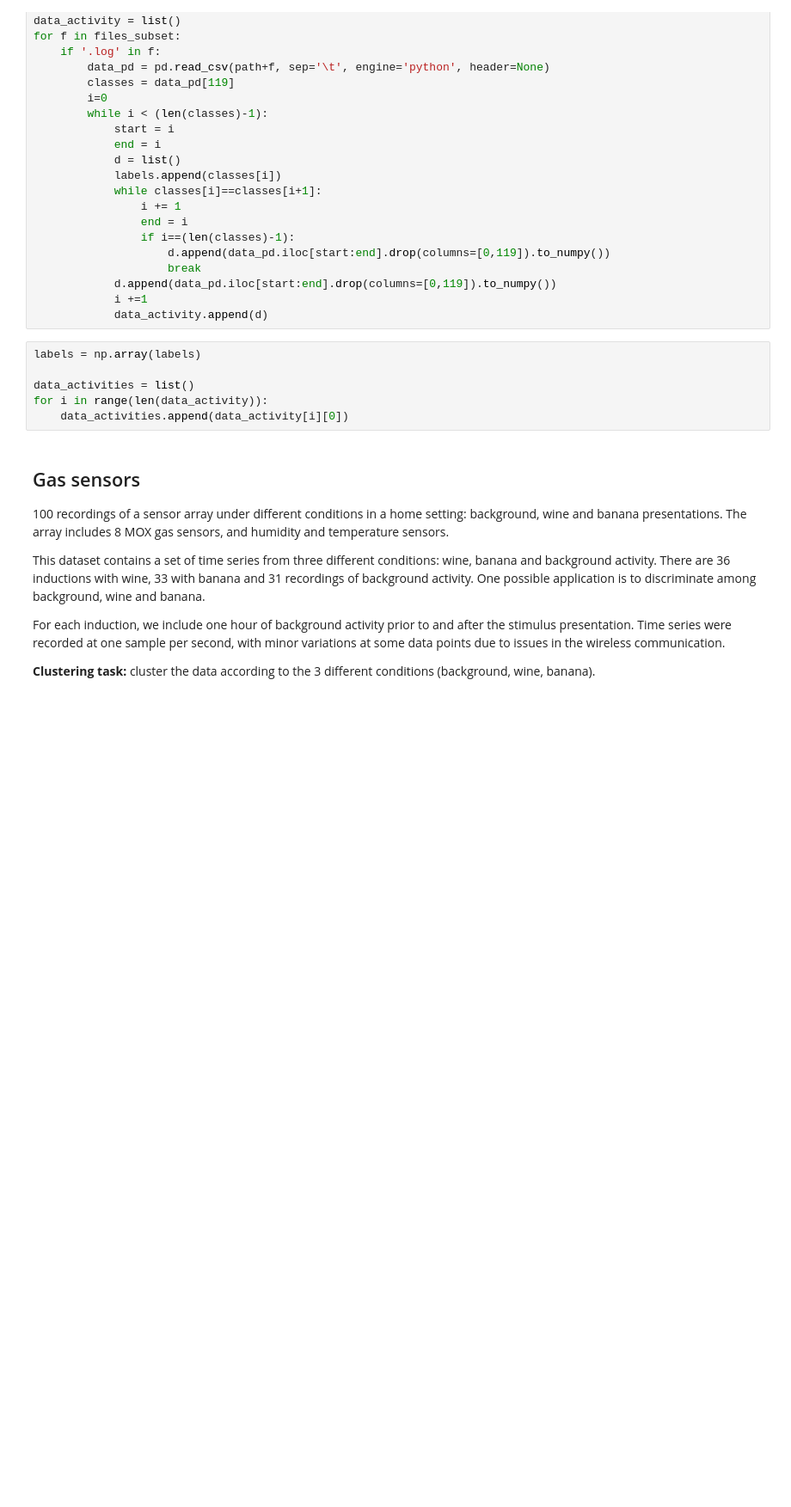
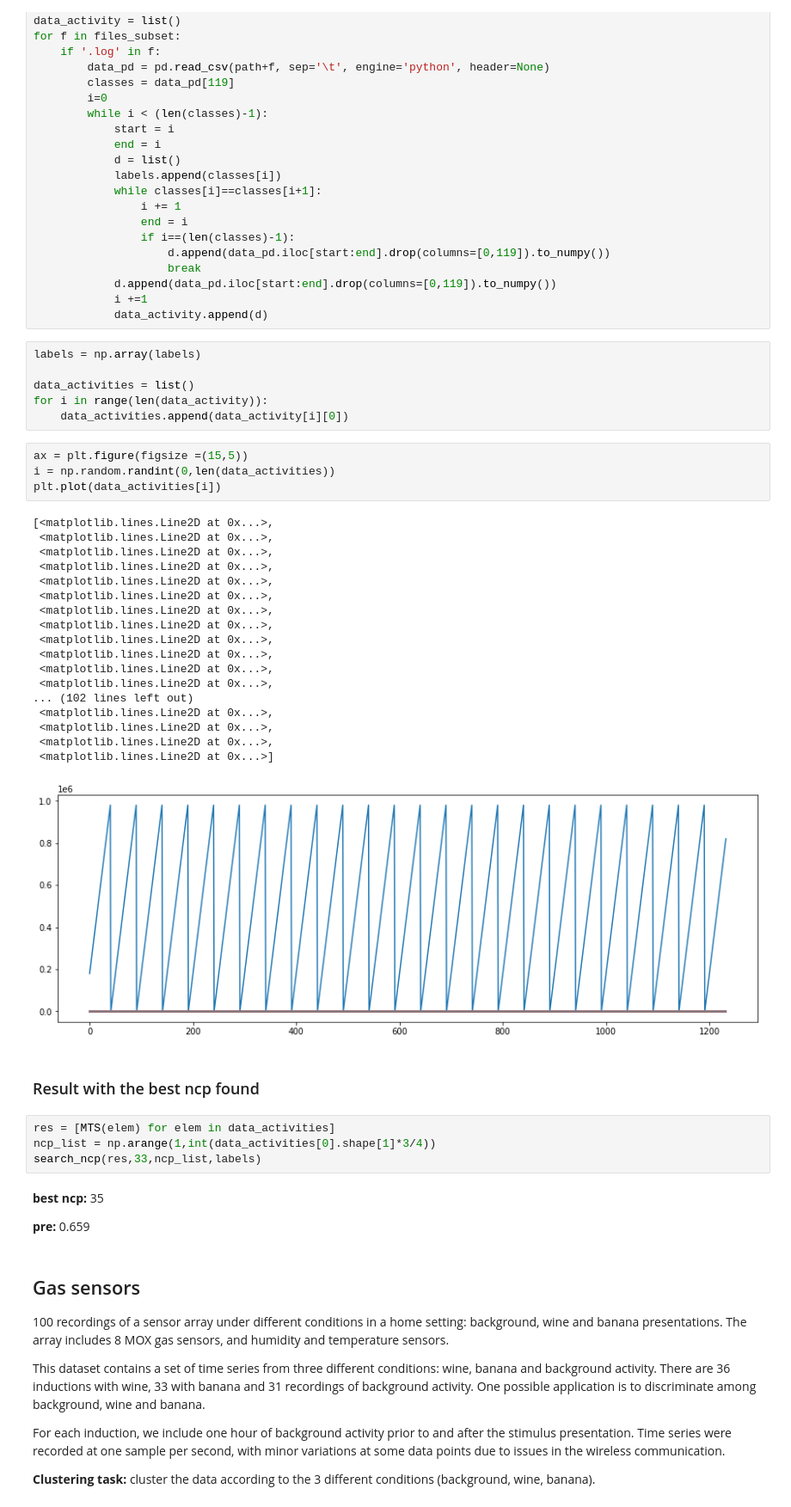
Before and after one commit to khaledlarbi/MVA_ML_for_TS, a Jupyter notebook: Datasets.ipynb, the cells around one changed output. Shown at 86% size. Saved outputs shown, nothing was run; the diff lists cells and outputs as text; blank space fills up the shorter version.

Commit message:
ajout des résultats et de plots

```diff
--- a/Datasets.ipynb
+++ b/Datasets.ipynb
@@ -229,6 +239,39 @@ labels = np.array(labels)
 data_activities = list()
 for i in range(len(data_activity)):
     data_activities.append(data_activity[i][0])
+# %%
+ax = plt.figure(figsize =(15,5))
+i = np.random.randint(0,len(data_activities))
+plt.plot(data_activities[i])
+# %% [output]
+[<matplotlib.lines.Line2D at 0x...>,
+ <matplotlib.lines.Line2D at 0x...>,
+ <matplotlib.lines.Line2D at 0x...>,
+ <matplotlib.lines.Line2D at 0x...>,
+ <matplotlib.lines.Line2D at 0x...>,
+ <matplotlib.lines.Line2D at 0x...>,
+ <matplotlib.lines.Line2D at 0x...>,
+ <matplotlib.lines.Line2D at 0x...>,
+ <matplotlib.lines.Line2D at 0x...>,
+ <matplotlib.lines.Line2D at 0x...>,
+ <matplotlib.lines.Line2D at 0x...>,
+ <matplotlib.lines.Line2D at 0x...>,
+... (102 lines left out)
+ <matplotlib.lines.Line2D at 0x...>,
+ <matplotlib.lines.Line2D at 0x...>,
+ <matplotlib.lines.Line2D at 0x...>,
+ <matplotlib.lines.Line2D at 0x...>]
+[figure, added]
+# %% [markdown]
+### Result with the best ncp found
+# %%
+res = [MTS(elem) for elem in data_activities]
+ncp_list = np.arange(1,int(data_activities[0].shape[1]*3/4))
+search_ncp(res,33,ncp_list,labels)
+# %% [markdown]
+**best ncp:** 35
+
+**pre:** 0.659
 # %% [markdown]
 ## Gas sensors
 
```
Also changed, not shown: parts of 21 cells of this notebook.
